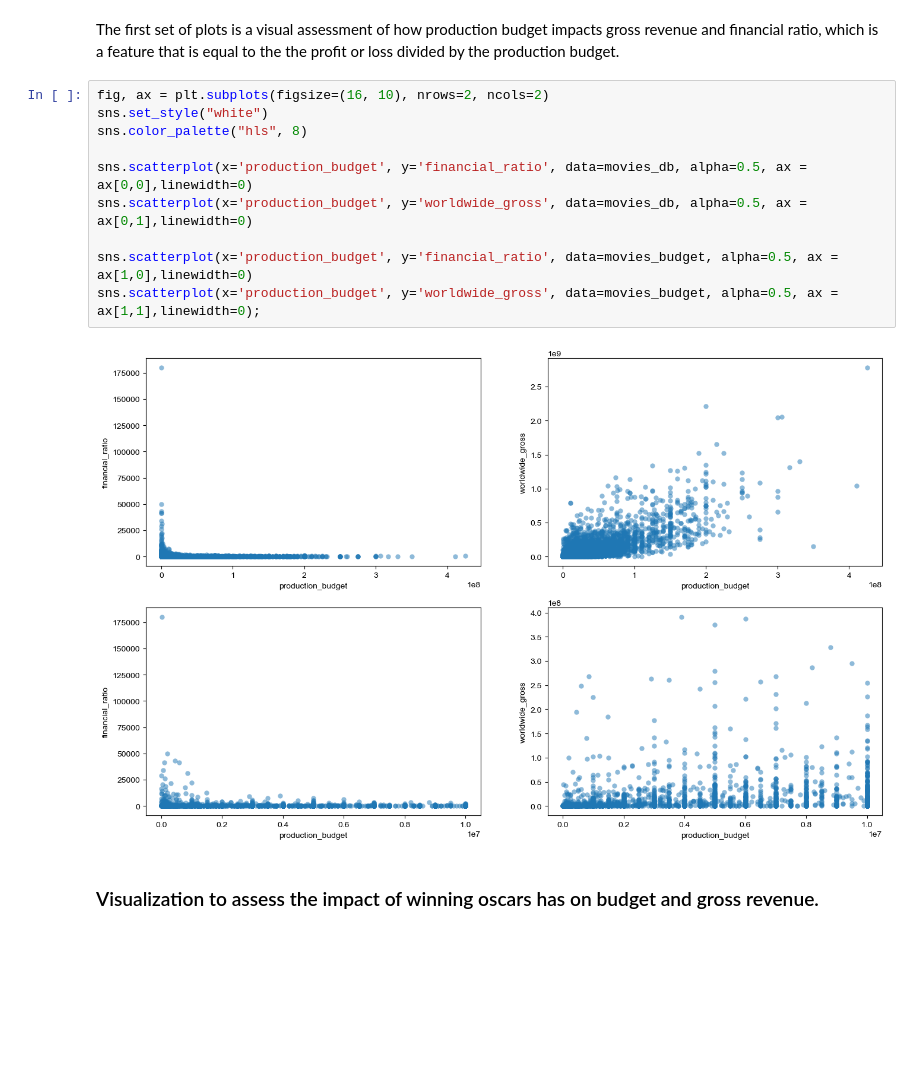
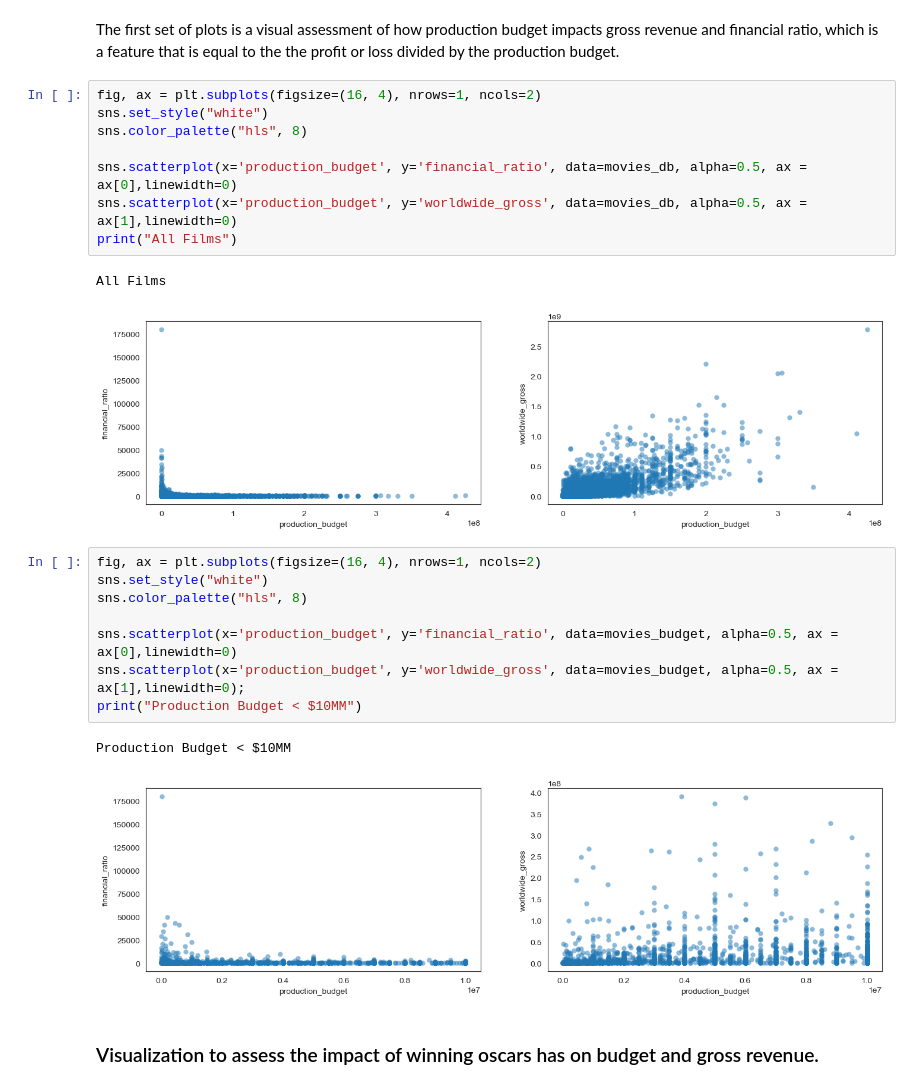
Before and after one commit to gjimmyq/C-H-Film-Productions, a Jupyter notebook: film_EDA_MH.ipynb, the cells around one changed output. Cells and saved outputs as stored; diff of their text form; blank space fills up the shorter version.

```diff
--- a/film_EDA_MH.ipynb
+++ b/film_EDA_MH.ipynb
@@ -356,17 +331,27 @@ memory usage: 0.0+ bytes
 # %% [markdown]
 The first set of plots is a visual assessment of how production budget impacts gross revenue and financial ratio, which is a feature that is equal to the the profit or loss divided by the production budget.
 # %%
-fig, ax = plt.subplots(figsize=(16, 10), nrows=2, ncols=2)
+fig, ax = plt.subplots(figsize=(16, 4), nrows=1, ncols=2)
 sns.set_style("white")
 sns.color_palette("hls", 8)
 
-sns.scatterplot(x='production_budget', y='financial_ratio', data=movies_db, alpha=0.5, ax = ax[0,0],linewidth=0)
-sns.scatterplot(x='production_budget', y='worldwide_gross', data=movies_db, alpha=0.5, ax = ax[0,1],linewidth=0)
-
-sns.scatterplot(x='production_budget', y='financial_ratio', data=movies_budget, alpha=0.5, ax = ax[1,0],linewidth=0)
-sns.scatterplot(x='production_budget', y='worldwide_gross', data=movies_budget, alpha=0.5, ax = ax[1,1],linewidth=0);
+sns.scatterplot(x='production_budget', y='financial_ratio', data=movies_db, alpha=0.5, ax = ax[0],linewidth=0)
+sns.scatterplot(x='production_budget', y='worldwide_gross', data=movies_db, alpha=0.5, ax = ax[1],linewidth=0)
+print("All Films")
 # %% [output]
+All Films
-[figure, old version]
+[figure, new version]
+# %%
+fig, ax = plt.subplots(figsize=(16, 4), nrows=1, ncols=2)
+sns.set_style("white")
+sns.color_palette("hls", 8)
+
+sns.scatterplot(x='production_budget', y='financial_ratio', data=movies_budget, alpha=0.5, ax = ax[0],linewidth=0)
+sns.scatterplot(x='production_budget', y='worldwide_gross', data=movies_budget, alpha=0.5, ax = ax[1],linewidth=0);
+print("Production Budget < $10MM")
+# %% [output]
+Production Budget < $10MM
+[figure, added]
 # %% [markdown]
 ### Visualization to assess the impact of winning oscars has on budget and gross revenue.
 # %%
```
Also changed, not shown: parts of 28 cells of this notebook.
